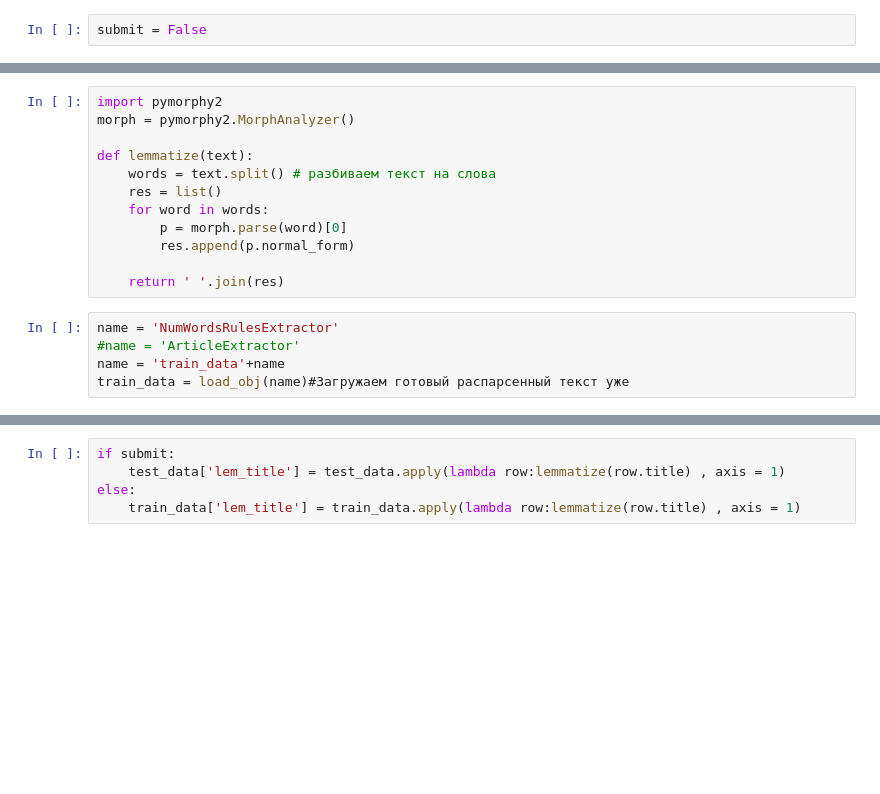
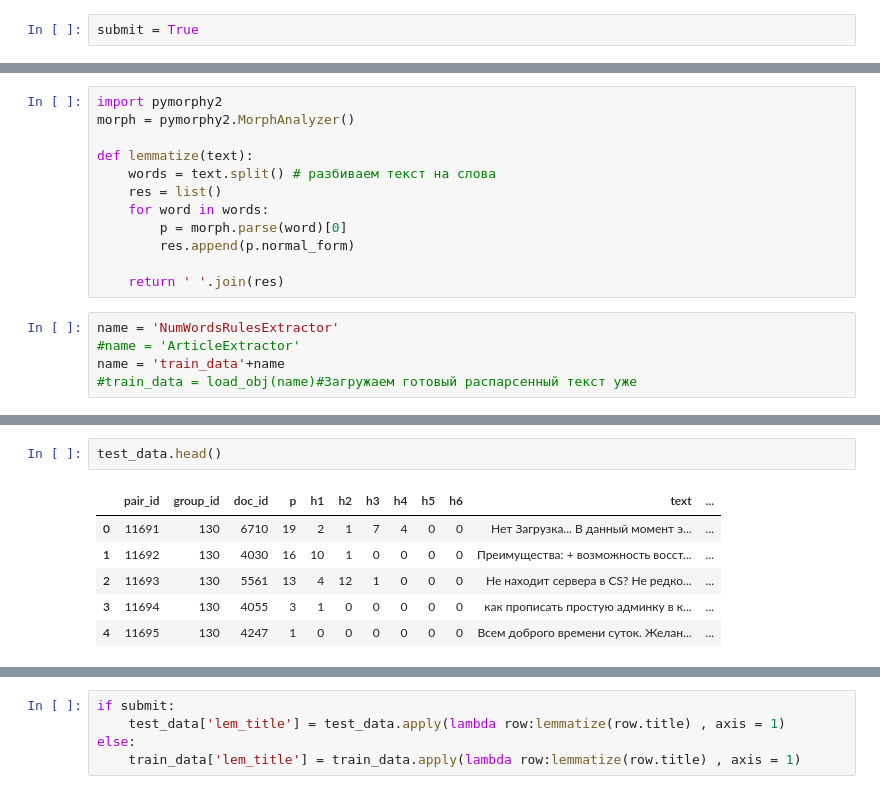
Before and after one commit to TimoninaDaria/Data-analysis, a Jupyter notebook: project/project.ipynb, the cells around one changed output, grey strips where cells are left out. Saved outputs shown, nothing was run; the diff lists cells and outputs as text; blank space fills up the shorter version.

```diff
--- a/project/project.ipynb
+++ b/project/project.ipynb
@@ -36,5 +48,5 @@ import re
 # %%
-submit = False
+submit = True
 # %%
 def save_obj(obj, name ):
     with open(name + '.pkl', 'wb') as f:
@@ -59,7 +71,7 @@ def lemmatize(text):
 name = 'NumWordsRulesExtractor'
 #name = 'ArticleExtractor'
 name = 'train_data'+name
-train_data = load_obj(name)#Загружаем готовый распарсенный текст уже
+#train_data = load_obj(name)#Загружаем готовый распарсенный текст уже
 # %%
 #это парсинг теста и доп фич (meta)
 if submit:
@@ -163,3 +404,12 @@ AttributeError: 'DataFrame' object has no attribute 'urls'
+# %%
+test_data.head()
+# %% [output]
+|  | pair_id | group_id | doc_id | p | h1 | h2 | h3 | h4 | h5 | h6 | text | ... |
+| 0 | 11691 | 130 | 6710 | 19 | 2 | 1 | 7 | 4 | 0 | 0 | Нет Загрузка... В данный момент э... | ... |
+| 1 | 11692 | 130 | 4030 | 16 | 10 | 1 | 0 | 0 | 0 | 0 | Преимущества: + возможность восст... | ... |
+| 2 | 11693 | 130 | 5561 | 13 | 4 | 12 | 1 | 0 | 0 | 0 | Не находит сервера в CS? Не редко... | ... |
+| 3 | 11694 | 130 | 4055 | 3 | 1 | 0 | 0 | 0 | 0 | 0 | как прописать простую админку в к... | ... |
+| 4 | 11695 | 130 | 4247 | 1 | 0 | 0 | 0 | 0 | 0 | 0 | Всем доброго времени суток. Желан... | ... |
 # %%
 doc_to_title = {}
 with open('docs_titles.tsv', encoding = 'UTF-8') as f:
```
Also changed, not shown: parts of 39 cells of this notebook, 2 other files.
